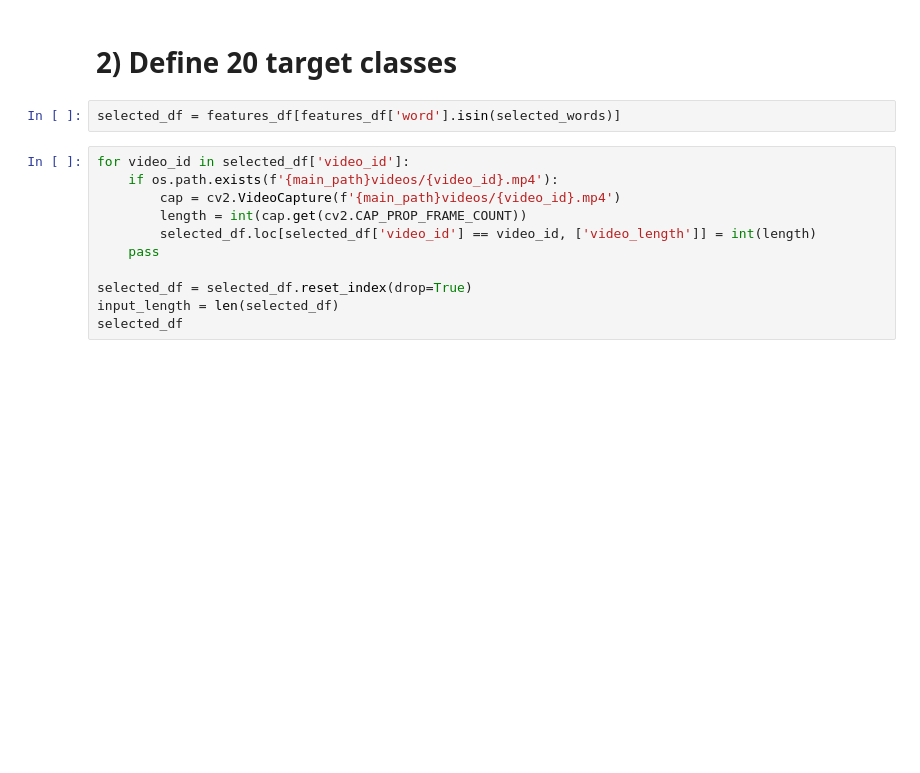
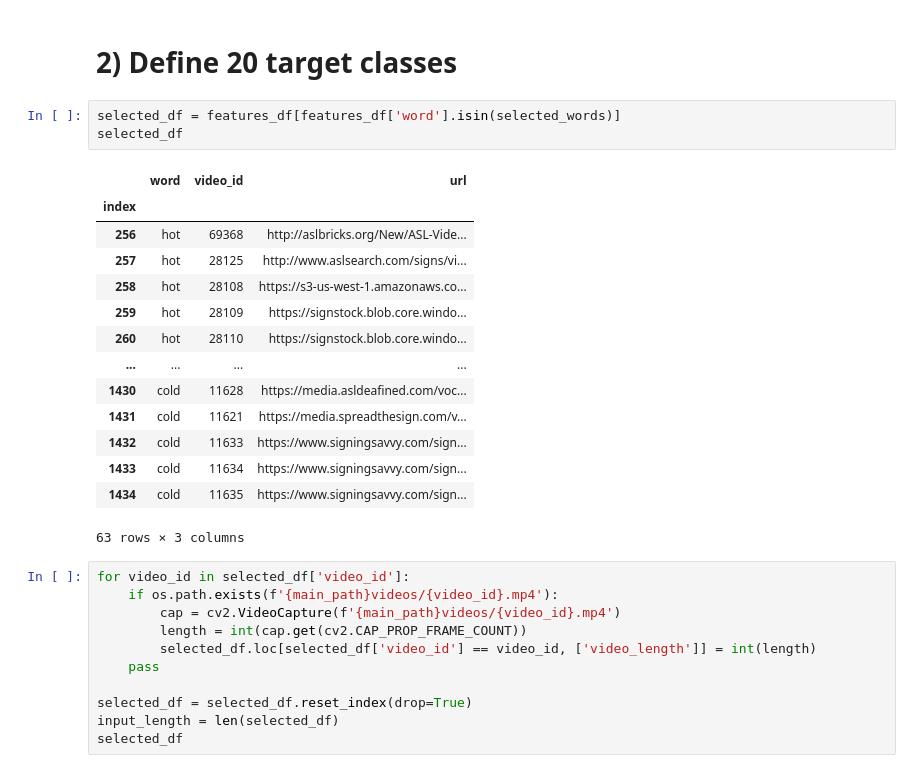
Before and after one commit to Kaaykun/SignFlow, a Jupyter notebook: backend/notebooks/data_preprocessing_Jaris.ipynb, the cells around one changed output. Cells and saved outputs as stored; diff of their text form; blank space fills up the shorter version.

```diff
--- a/backend/notebooks/data_preprocessing_Jaris.ipynb
+++ b/backend/notebooks/data_preprocessing_Jaris.ipynb
@@ -142,6 +152,22 @@ features_df
 # 2) Define 20 target classes #
 # %%
 selected_df = features_df[features_df['word'].isin(selected_words)]
+selected_df
+# %% [output]
+|  | word | video_id | url |
+| index |  |  |  |
+| 256 | hot | 69368 | http://aslbricks.org/New/ASL-Vide... |
+| 257 | hot | 28125 | http://www.aslsearch.com/signs/vi... |
+| 258 | hot | 28108 | https://s3-us-west-1.amazonaws.co... |
+| 259 | hot | 28109 | https://signstock.blob.core.windo... |
+| 260 | hot | 28110 | https://signstock.blob.core.windo... |
+| ... | ... | ... | ... |
+| 1430 | cold | 11628 | https://media.asldeafined.com/voc... |
+| 1431 | cold | 11621 | https://media.spreadthesign.com/v... |
+| 1432 | cold | 11633 | https://www.signingsavvy.com/sign... |
+| 1433 | cold | 11634 | https://www.signingsavvy.com/sign... |
+| 1434 | cold | 11635 | https://www.signingsavvy.com/sign... |
+63 rows × 3 columns
 # %%
 for video_id in selected_df['video_id']:
     if os.path.exists(f'{main_path}videos/{video_id}.mp4'):
```
Also changed, not shown: parts of 5 cells of this notebook, 6 other files.
